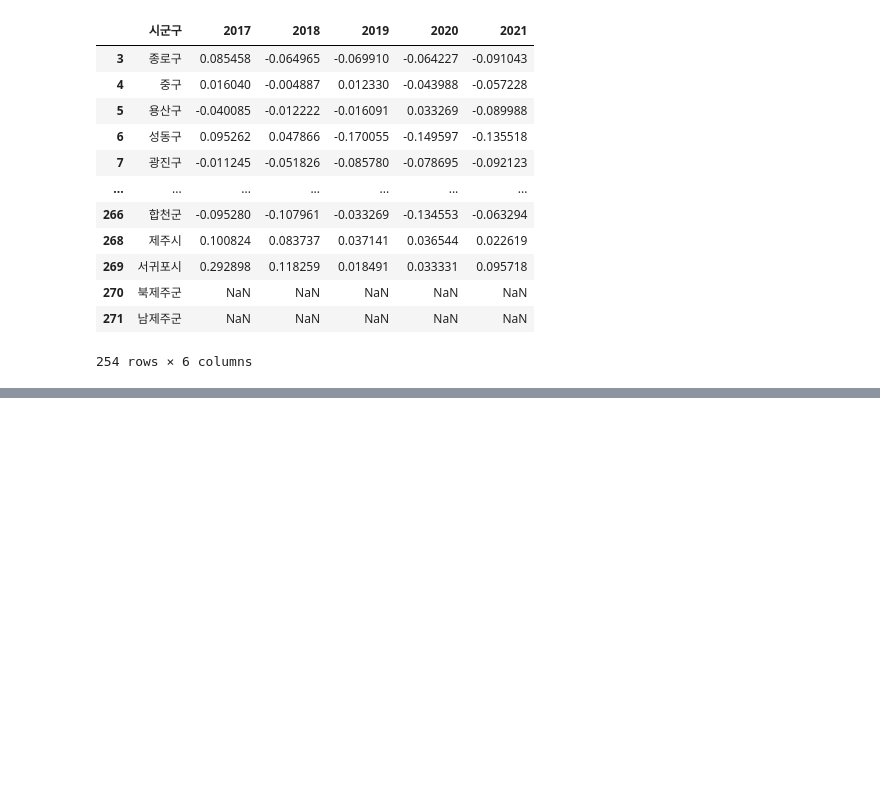
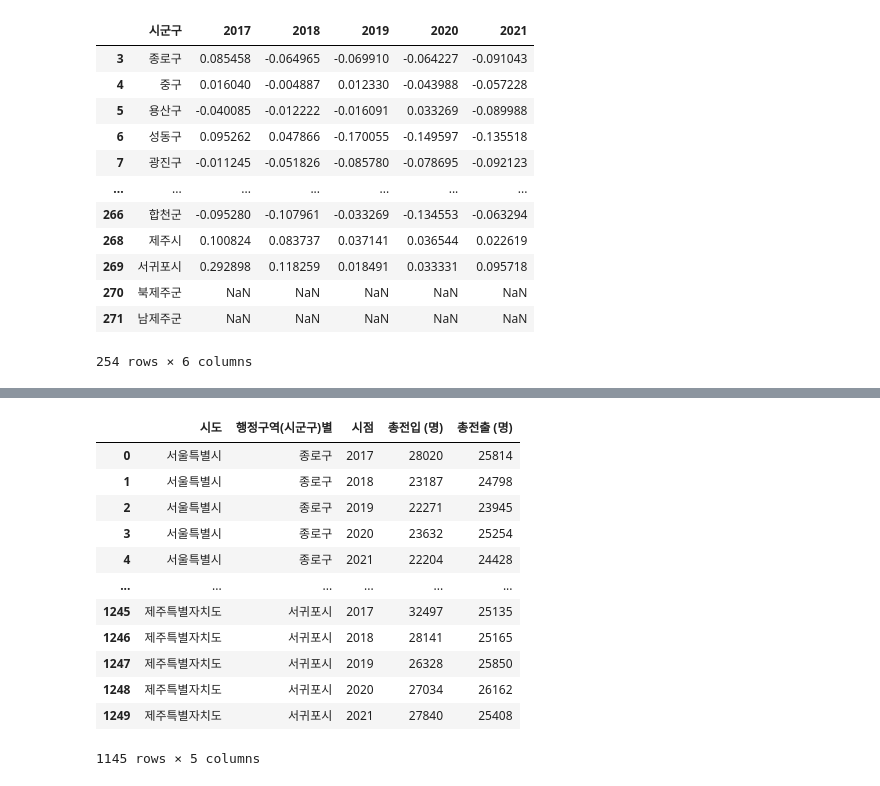
Before and after one commit to sphy1597/data_analysis-DS, a Jupyter notebook: 인구_유출률(윤섭's_ver)_.ipynb, the cells around one changed output, grey strips where cells are left out. Saved outputs shown, nothing was run; the diff lists cells and outputs as text; code cells hidden in the pictures; blank space fills up the shorter version.

```diff
--- a/인구_유출률(윤섭's_ver)_.ipynb
+++ b/인구_유출률(윤섭's_ver)_.ipynb
@@ -105,0 +131,17 @@ sample_a.to_excel("지역별 유출률 2017~2021.xlsx")
+# %%
+df=df.dropna(axis=0)
+df
+# %% [output]
+|  | 시도 | 행정구역(시군구)별 | 시점 | 총전입 (명) | 총전출 (명) |
+| 0 | 서울특별시 | 종로구 | 2017 | 28020 | 25814 |
+| 1 | 서울특별시 | 종로구 | 2018 | 23187 | 24798 |
+| 2 | 서울특별시 | 종로구 | 2019 | 22271 | 23945 |
+| 3 | 서울특별시 | 종로구 | 2020 | 23632 | 25254 |
+| 4 | 서울특별시 | 종로구 | 2021 | 22204 | 24428 |
+| ... | ... | ... | ... | ... | ... |
+| 1245 | 제주특별자치도 | 서귀포시 | 2017 | 32497 | 25135 |
+| 1246 | 제주특별자치도 | 서귀포시 | 2018 | 28141 | 25165 |
+| 1247 | 제주특별자치도 | 서귀포시 | 2019 | 26328 | 25850 |
+| 1248 | 제주특별자치도 | 서귀포시 | 2020 | 27034 | 26162 |
+| 1249 | 제주특별자치도 | 서귀포시 | 2021 | 27840 | 25408 |
+1145 rows × 5 columns
```
Also changed, not shown: parts of 11 cells of this notebook.
